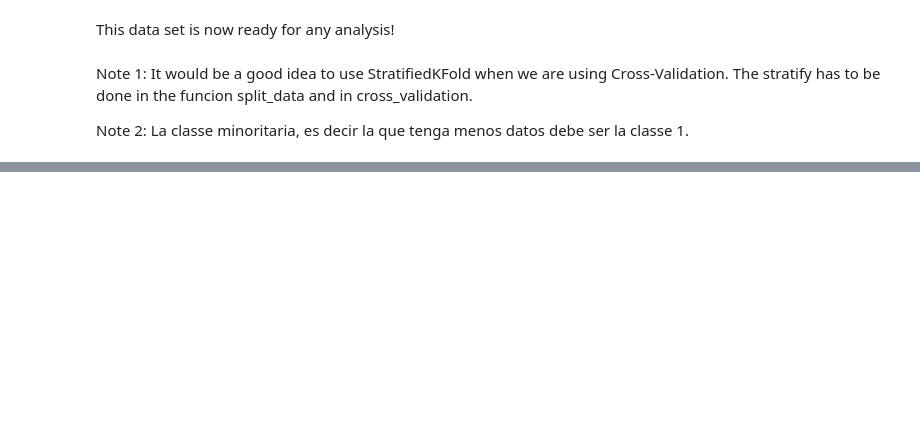
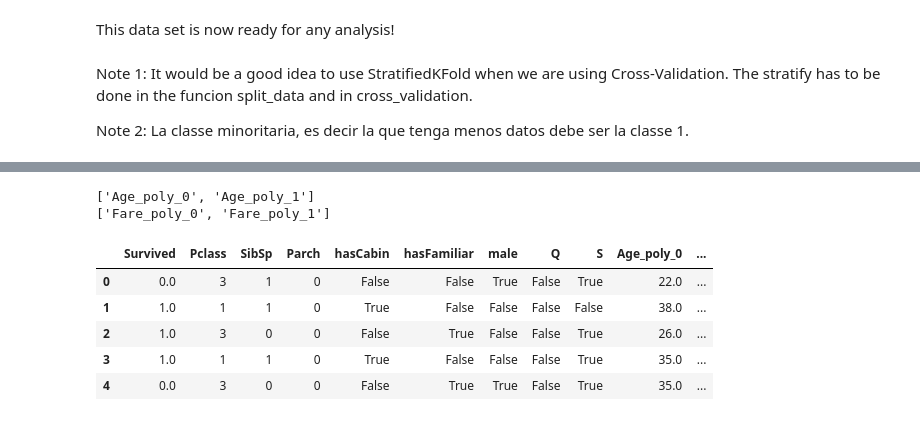
Before and after one commit to YssfDevOps/Titanic-Kaggle-Prediction-Project, a Jupyter notebook: EntregaPractica.ipynb, the cells around one changed output, grey strips where cells are left out. Cells and saved outputs as stored; diff of their text form; code cells hidden in the pictures; blank space fills up the shorter version.

Commit message:
Preprocessing finished

```diff
--- a/EntregaPractica.ipynb
+++ b/EntregaPractica.ipynb
@@ -239,0 +263,37 @@ Note 2: La classe minoritaria, es decir la que tenga menos datos debe ser la cla
+# %%
+from sklearn.preprocessing import PolynomialFeatures
+
+def create_polynomial_features(data, columns, degree):
+    # Copy the DataFrame
+    data_copy = data.copy()
+
+    poly = PolynomialFeatures(degree=degree, include_bias=False)
+
+    for c in columns:
+        # Select the specific column to apply polynomial features
+        selected_data = data_copy[[c]]
+        poly_data = poly.fit_transform(selected_data)
+
+        # Create column names for the new polynomial features
+        poly_column_names = [f"{c}_poly_{i}" for i in range(poly_data.shape[1])]
+        print(poly_column_names)
+
+        # Add the polynomial features to the DataFrame
+        data_copy[poly_column_names] = poly_data
+
+    # Drop the original columns that were transformed
+    data_copy = data_copy.drop(columns=columns)
+
+    return data_copy
+
+train_sq = create_polynomial_features(train, ['Age', 'Fare'], 2)
+train_sq.head()
+# %% [output]
+['Age_poly_0', 'Age_poly_1']
+['Fare_poly_0', 'Fare_poly_1']
+|  | Survived | Pclass | SibSp | Parch | hasCabin | hasFamiliar | male | Q | S | Age_poly_0 | ... |
+| 0 | 0.0 | 3 | 1 | 0 | False | False | True | False | True | 22.0 | ... |
+| 1 | 1.0 | 1 | 1 | 0 | True | False | False | False | False | 38.0 | ... |
+| 2 | 1.0 | 3 | 0 | 0 | False | True | False | False | True | 26.0 | ... |
+| 3 | 1.0 | 1 | 1 | 0 | True | False | False | False | True | 35.0 | ... |
+| 4 | 0.0 | 3 | 0 | 0 | False | True | True | False | True | 35.0 | ... |
```
Also changed, not shown: parts of 25 cells of this notebook.
